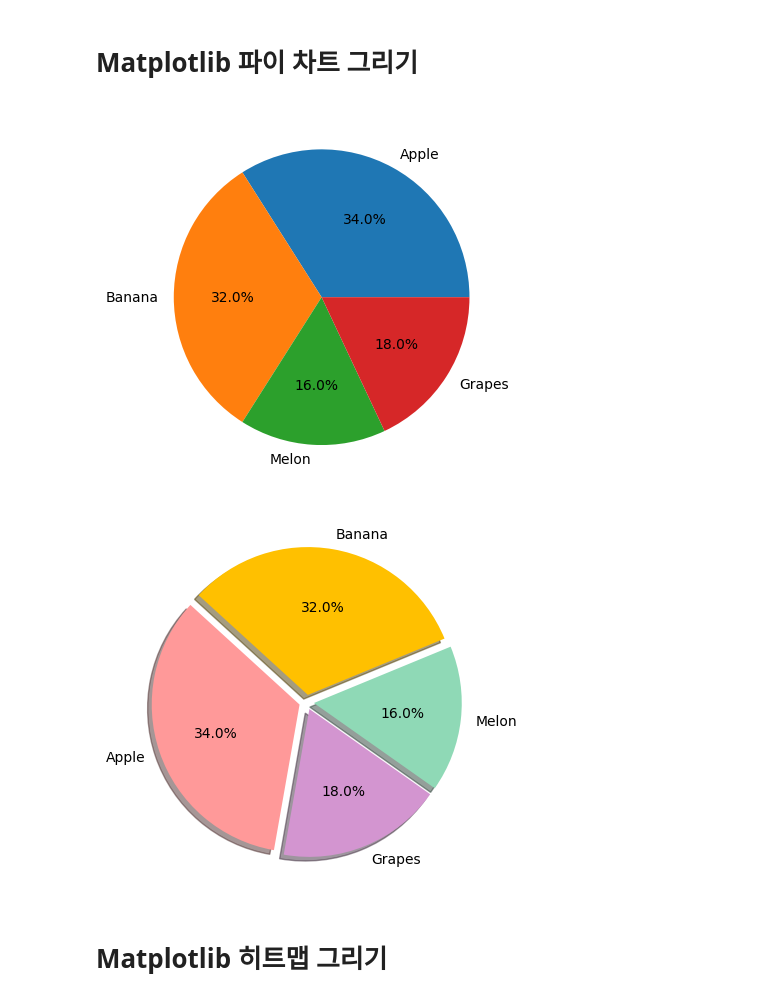
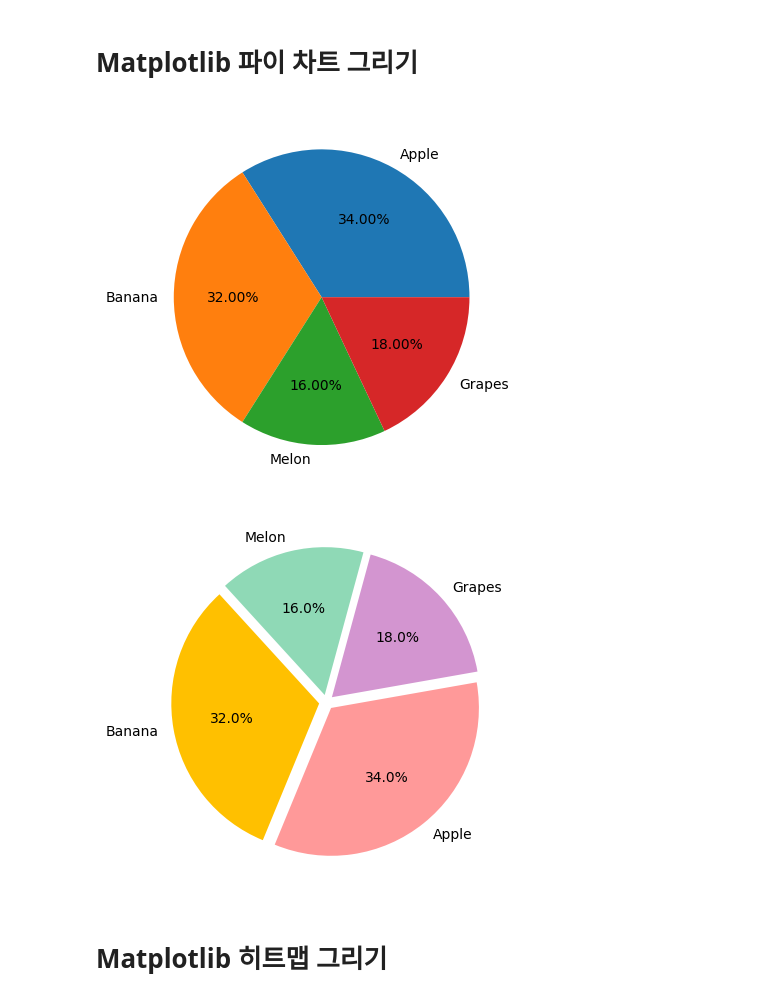
Before and after one commit to wlsgud180/wlsgud180, a Jupyter notebook: 0_[데이터전처리&텍스트마이닝]_시각화.ipynb, the cells around one changed output. Saved outputs shown, nothing was run; the diff lists cells and outputs as text; code cells hidden in the pictures.

```diff
--- a/0_[데이터전처리&텍스트마이닝]_시각화.ipynb
+++ b/0_[데이터전처리&텍스트마이닝]_시각화.ipynb
@@ -525,27 +534,27 @@ import matplotlib.pyplot as plt
 
 ratio = [34, 32, 16, 18]
 labels = ['Apple', 'Banana', 'Melon', 'Grapes']
-
-plt.pie(ratio, labels=labels, autopct='%.1f%%')
+                                # autopct = 수치를 어떤 format로 그릴건지
+plt.pie(ratio, labels=labels, autopct='%.2f%%')
 plt.show()
 # %% [output]
-[figure, old version]
+[figure, new version]
 # %%
 import matplotlib.pyplot as plt
 
 ratio = [34, 32, 16, 18]
 labels = ['Apple', 'Banana', 'Melon', 'Grapes']
 explode = [0.05, 0.05, 0.05, 0.05]
 colors = ['#ff9999', '#ffc000', '#8fd9b6', '#d395d0']
 
 # explode는 부채꼴이 파이 차트의 중심에서 벗어나는 정도를 설정
 # startangle는 부채꼴이 그려지는 시작 각도
 # shadow를 True로 설정하면, 파이 차트에 그림자가 표시
 
-plt.pie(ratio, labels=labels, autopct='%.1f%%', startangle=260, counterclock=False, explode=explode, shadow=True, colors=colors)
+plt.pie(ratio, labels=labels, autopct='%.1f%%', startangle=10, counterclock=False, explode=explode, shadow=False, colors=colors)
 plt.show()
 # %% [output]
-[figure, old version]
+[figure, new version]
 # %% [markdown]
 # Matplotlib 히트맵 그리기
 # %%
```
Also changed, not shown: parts of 15 cells of this notebook.
